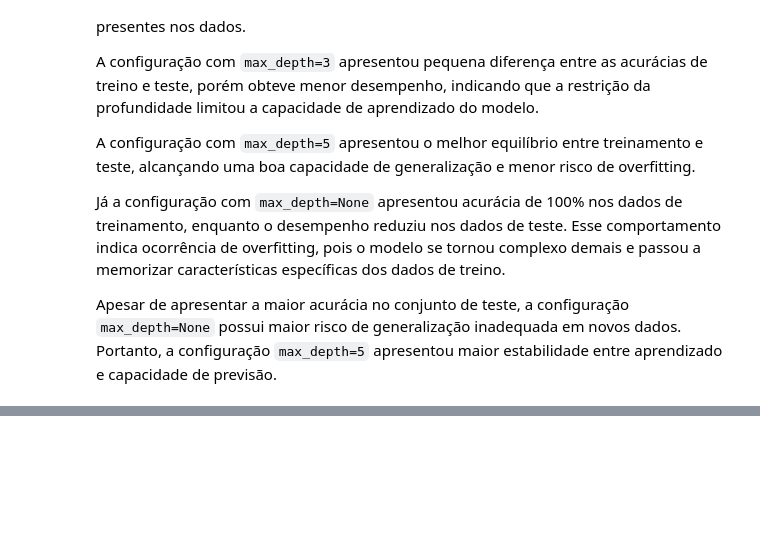
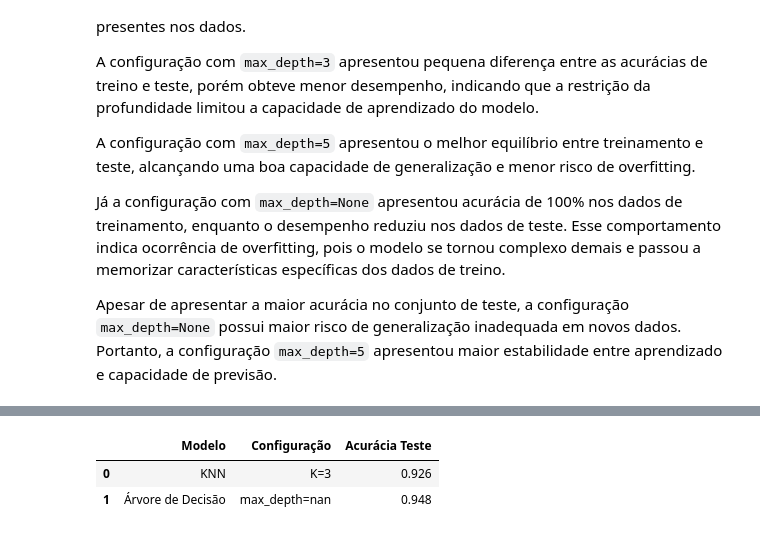
Before and after one commit to Franciane-sl/Predictive_maintenance, a Jupyter notebook: notebooks/pipeline_manutencao_preventiva.ipynb, the cells around one changed output, grey strips where cells are left out. Cells and saved outputs as stored; diff of their text form; code cells hidden in the pictures; blank space fills up the shorter version.

Commit message:
feat: finaliza avaliacao dos modelos e veredito final

```diff
--- a/notebooks/pipeline_manutencao_preventiva.ipynb
+++ b/notebooks/pipeline_manutencao_preventiva.ipynb
@@ -511,0 +520,10 @@ Apesar de apresentar a maior acurácia no conjunto de teste, a configuração `m
+# %%
+#Verificação das informações do resultado do modelo de árvore de decisão
+
+melhor_knn = resultado_knn.loc[
+    resultado_knn["acuracia_teste"].idxmax()
+]
+
+melhor_arvore = resultado_arvore.loc[
+    resultado_arvore["acuracia_teste"].idxmax()
+]
@@ -511,0 +551,26 @@ Apesar de apresentar a maior acurácia no conjunto de teste, a configuração `m
+# %%
+# Comparação final entre os modelos KNN e Árvore de Decisão.
+
+comparacao_final = pd.DataFrame(
+    {
+        "Modelo": [
+            "KNN",
+            "Árvore de Decisão"
+        ],
+        "Configuração": [
+            f"K={melhor_knn['k']}",
+            f"max_depth={melhor_arvore['max_depth']}"
+        ],
+        "Acurácia Teste": [
+            melhor_knn["acuracia_teste"],
+            melhor_arvore["acuracia_teste"]
+        ]
+    }
+)
+
+
+comparacao_final
+# %% [output]
+|  | Modelo | Configuração | Acurácia Teste |
+| 0 | KNN | K=3 | 0.926 |
+| 1 | Árvore de Decisão | max_depth=nan | 0.948 |
```
Also changed, not shown: parts of 3 cells of this notebook.
